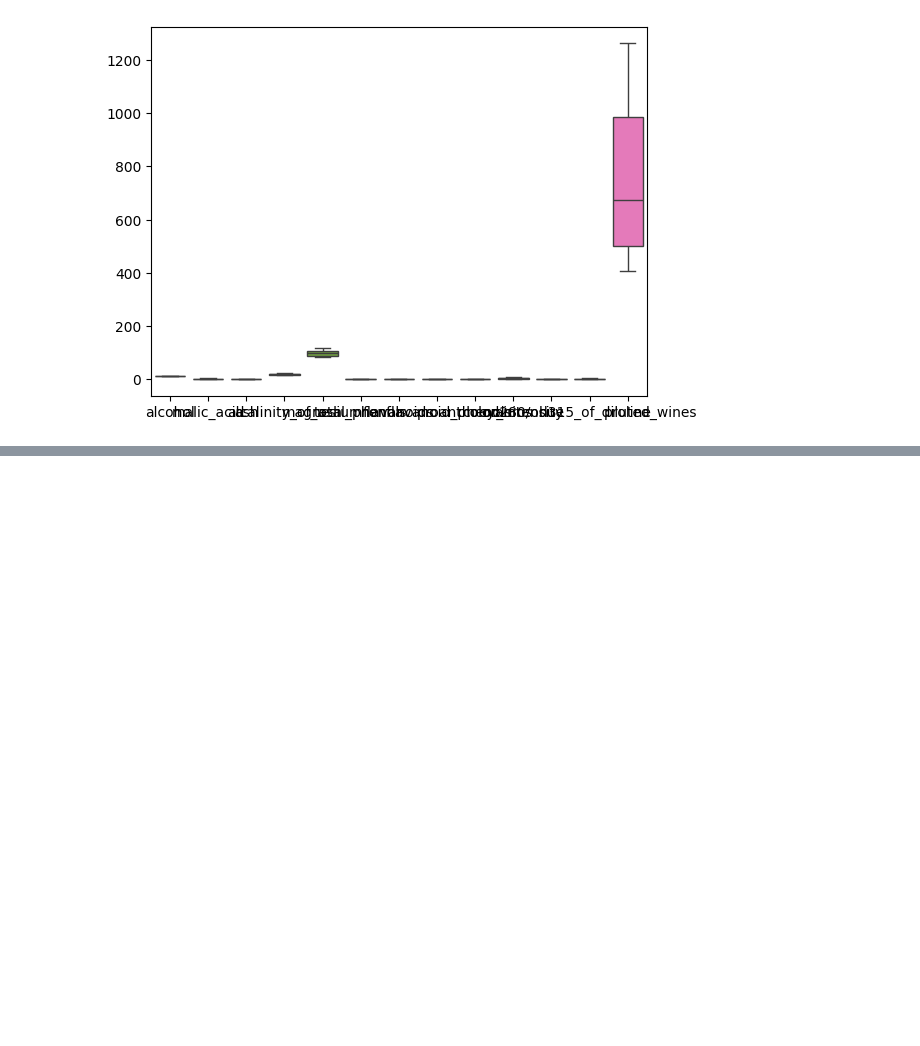
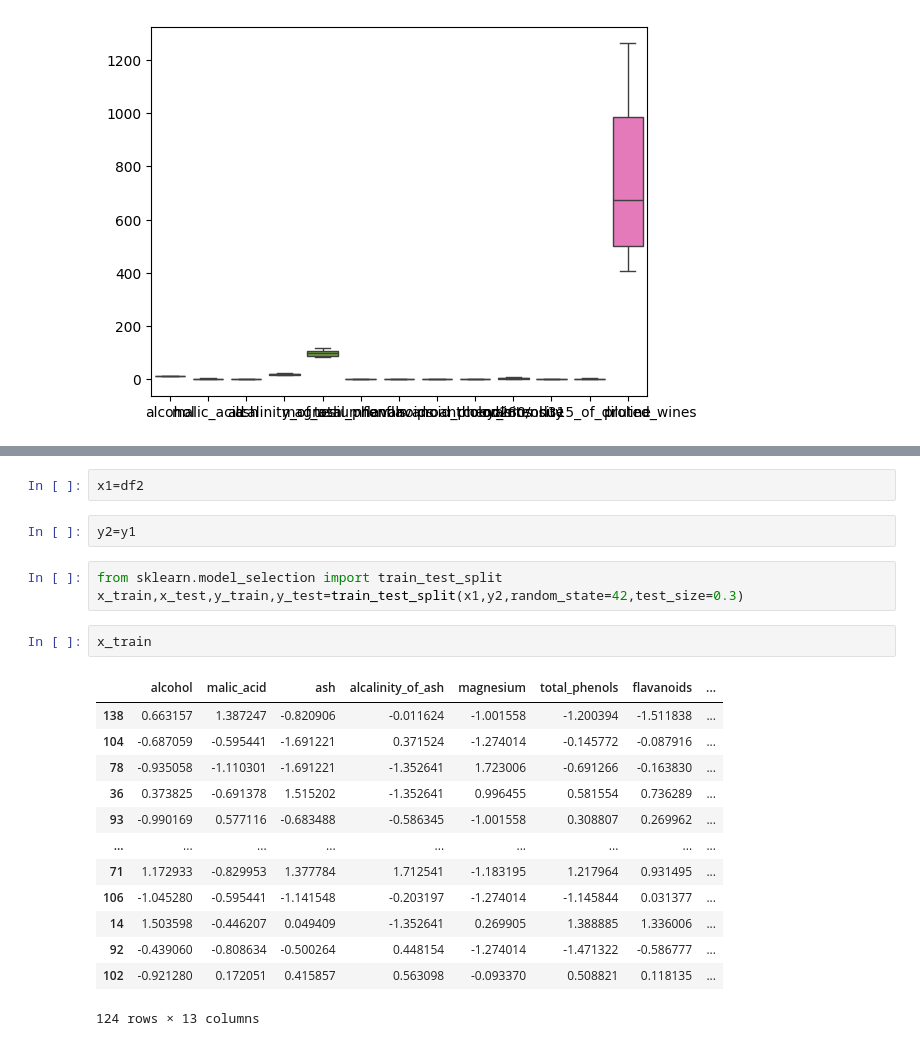
Before and after one commit to Pruthvik-Machhi/data-preprocessing, a Jupyter notebook: wine.ipynb, the cells around one changed output, grey strips where cells are left out. Saved outputs shown, nothing was run; the diff lists cells and outputs as text; blank space fills up the shorter version.

```diff
--- a/wine.ipynb
+++ b/wine.ipynb
@@ -131,0 +177,23 @@ sns.boxplot(df)
+# %%
+x1=df2
+# %%
+y2=y1
+# %%
+from sklearn.model_selection import train_test_split
+x_train,x_test,y_train,y_test=train_test_split(x1,y2,random_state=42,test_size=0.3)
+# %%
+x_train
+# %% [output]
+|  | alcohol | malic_acid | ash | alcalinity_of_ash | magnesium | total_phenols | flavanoids | ... |
+| 138 | 0.663157 | 1.387247 | -0.820906 | -0.011624 | -1.001558 | -1.200394 | -1.511838 | ... |
+| 104 | -0.687059 | -0.595441 | -1.691221 | 0.371524 | -1.274014 | -0.145772 | -0.087916 | ... |
+| 78 | -0.935058 | -1.110301 | -1.691221 | -1.352641 | 1.723006 | -0.691266 | -0.163830 | ... |
+| 36 | 0.373825 | -0.691378 | 1.515202 | -1.352641 | 0.996455 | 0.581554 | 0.736289 | ... |
+| 93 | -0.990169 | 0.577116 | -0.683488 | -0.586345 | -1.001558 | 0.308807 | 0.269962 | ... |
+| ... | ... | ... | ... | ... | ... | ... | ... | ... |
+| 71 | 1.172933 | -0.829953 | 1.377784 | 1.712541 | -1.183195 | 1.217964 | 0.931495 | ... |
+| 106 | -1.045280 | -0.595441 | -1.141548 | -0.203197 | -1.274014 | -1.145844 | 0.031377 | ... |
+| 14 | 1.503598 | -0.446207 | 0.049409 | -1.352641 | 0.269905 | 1.388885 | 1.336006 | ... |
+| 92 | -0.439060 | -0.808634 | -0.500264 | 0.448154 | -1.274014 | -1.471322 | -0.586777 | ... |
+| 102 | -0.921280 | 0.172051 | 0.415857 | 0.563098 | -0.093370 | 0.508821 | 0.118135 | ... |
+124 rows × 13 columns
```
Also changed, not shown: parts of 8 cells of this notebook.
